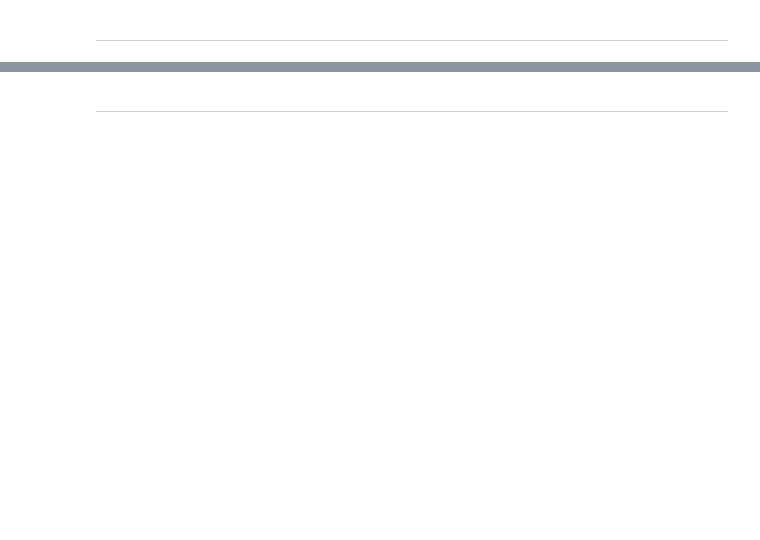
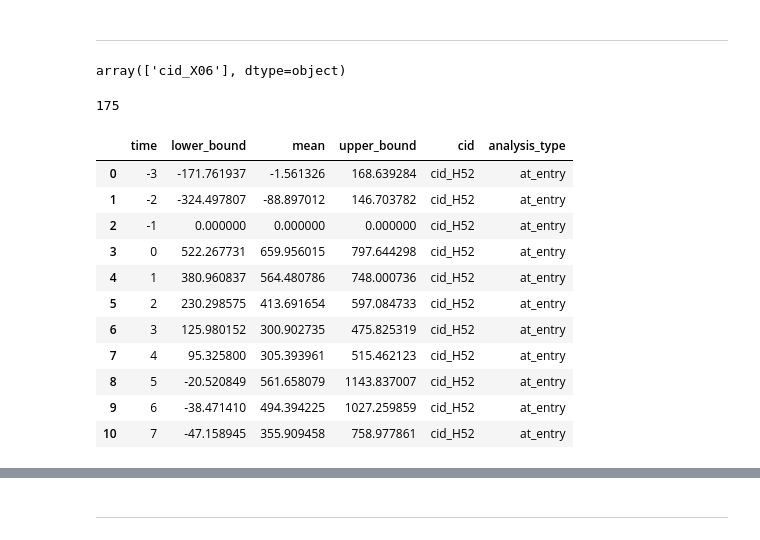
Before and after one commit to luizhsuperti/alice-coding, a Jupyter notebook: cc_cid_calculator/notebooks/main.ipynb, the cells around one changed output, grey strips where cells are left out. Drawn from its saved outputs; the diff is of its cells as text; code cells hidden in the pictures; blank space fills up the shorter version.

```diff
--- a/cc_cid_calculator/notebooks/main.ipynb
+++ b/cc_cid_calculator/notebooks/main.ipynb
@@ -251,0 +261,8 @@ final_ml_df.head(20)
+# %%
+att_df['cid'].unique()
+# %% [output]
+array(['cid_X06'], dtype=object)
+# %%
+results_df[results_df['lower_bound']<0]['cid'].nunique()
+# %% [output]
+175
@@ -251,0 +278,15 @@ final_ml_df.head(20)
+# %%
+coef_df
+# %% [output]
+|  | time | lower_bound | mean | upper_bound | cid | analysis_type |
+| 0 | -3 | -171.761937 | -1.561326 | 168.639284 | cid_H52 | at_entry |
+| 1 | -2 | -324.497807 | -88.897012 | 146.703782 | cid_H52 | at_entry |
+| 2 | -1 | 0.000000 | 0.000000 | 0.000000 | cid_H52 | at_entry |
+| 3 | 0 | 522.267731 | 659.956015 | 797.644298 | cid_H52 | at_entry |
+| 4 | 1 | 380.960837 | 564.480786 | 748.000736 | cid_H52 | at_entry |
+| 5 | 2 | 230.298575 | 413.691654 | 597.084733 | cid_H52 | at_entry |
+| 6 | 3 | 125.980152 | 300.902735 | 475.825319 | cid_H52 | at_entry |
+| 7 | 4 | 95.325800 | 305.393961 | 515.462123 | cid_H52 | at_entry |
+| 8 | 5 | -20.520849 | 561.658079 | 1143.837007 | cid_H52 | at_entry |
+| 9 | 6 | -38.471410 | 494.394225 | 1027.259859 | cid_H52 | at_entry |
+| 10 | 7 | -47.158945 | 355.909458 | 758.977861 | cid_H52 | at_entry |
```
Also changed, not shown: parts of 21 cells of this notebook, 1 other file.
